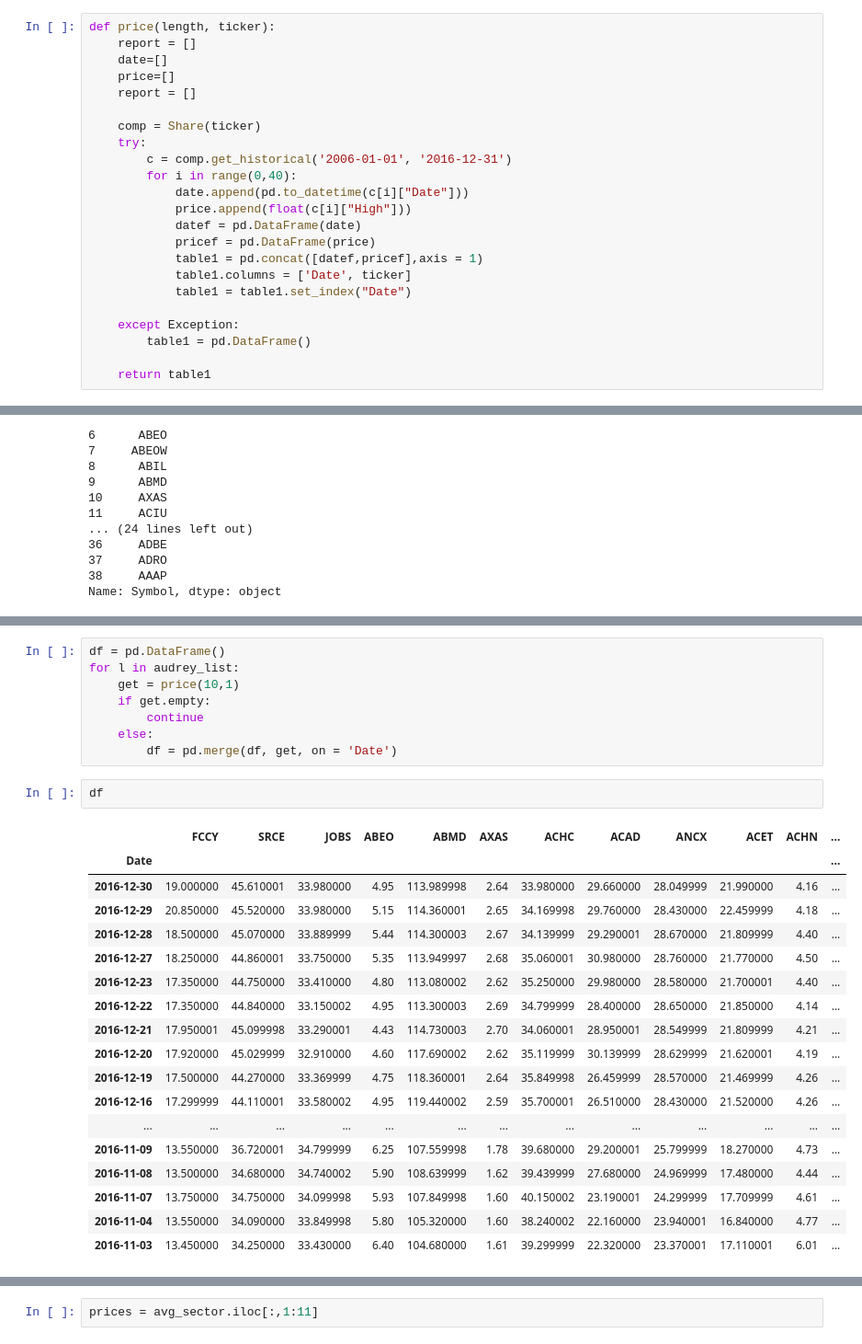
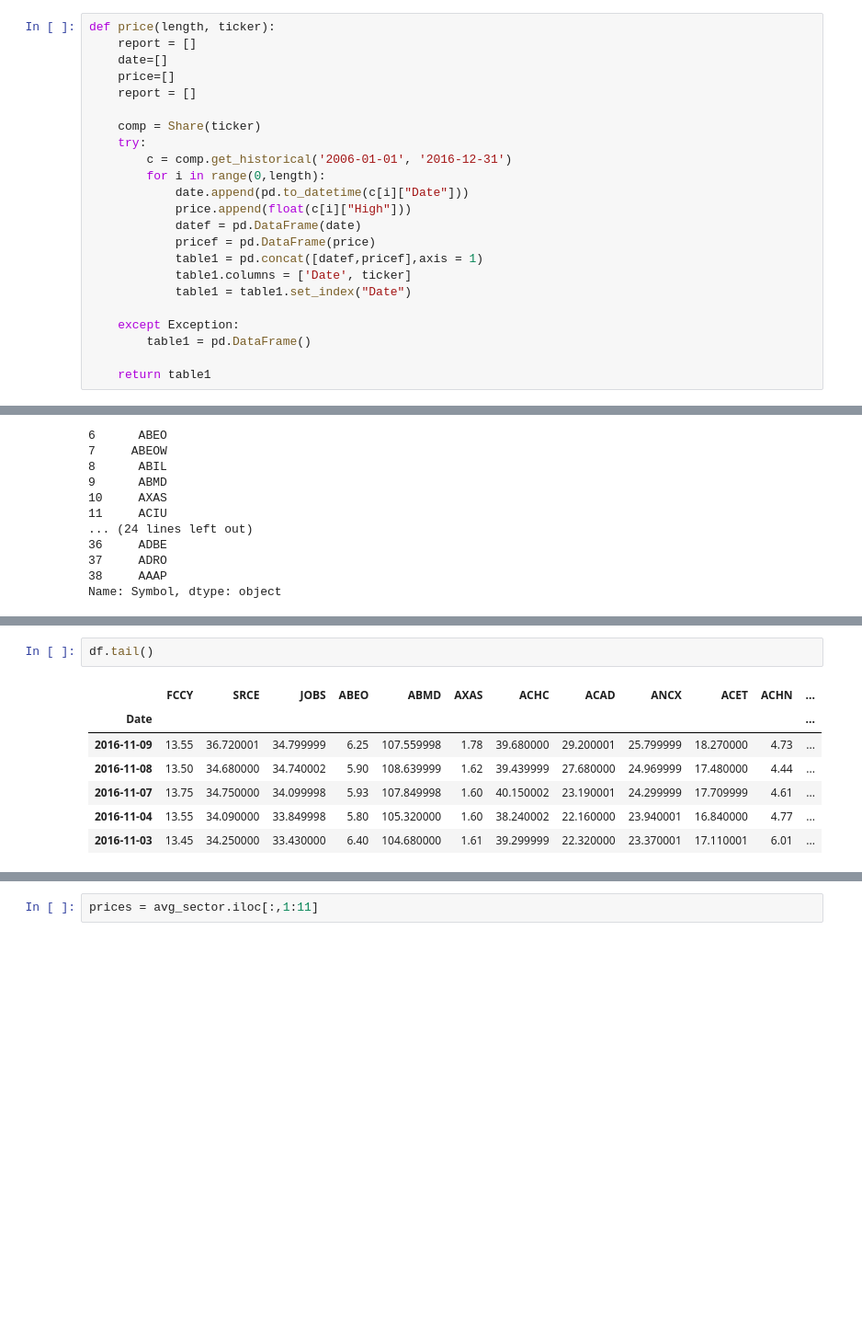
Before and after one commit to weiwang0531/stock-index, a Jupyter notebook: Project.ipynb, the cells around one changed output, grey strips where cells are left out. Shown at 92% size. Drawn from its saved outputs; the diff is of its cells as text; blank space fills up the shorter version.

```diff
--- a/Project.ipynb
+++ b/Project.ipynb
@@ -37,7 +37,7 @@ def price(length, ticker):
     comp = Share(ticker)
     try:
         c = comp.get_historical('2006-01-01', '2016-12-31')
-        for i in range(0,40):
+        for i in range(0,length):
             date.append(pd.to_datetime(c[i]["Date"]))
             price.append(float(c[i]["High"]))
             datef = pd.DataFrame(date)
@@ -126,29 +88,10 @@ for l in audrey_list:
-# %%
-df = pd.DataFrame()
-for l in audrey_list:
-    get = price(10,1)
-    if get.empty:
-        continue
-    else:
-        df = pd.merge(df, get, on = 'Date')
 # %%
-df
+df.tail()
 # %% [output]
 |  | FCCY | SRCE | JOBS | ABEO | ABMD | AXAS | ACHC | ACAD | ANCX | ACET | ACHN | ... |
 | Date |  |  |  |  |  |  |  |  |  |  |  | ... |
-| 2016-12-30 | 19.000000 | 45.610001 | 33.980000 | 4.95 | 113.989998 | 2.64 | 33.980000 | 29.660000 | 28.049999 | 21.990000 | 4.16 | ... |
-| 2016-12-29 | 20.850000 | 45.520000 | 33.980000 | 5.15 | 114.360001 | 2.65 | 34.169998 | 29.760000 | 28.430000 | 22.459999 | 4.18 | ... |
-| 2016-12-28 | 18.500000 | 45.070000 | 33.889999 | 5.44 | 114.300003 | 2.67 | 34.139999 | 29.290001 | 28.670000 | 21.809999 | 4.40 | ... |
-| 2016-12-27 | 18.250000 | 44.860001 | 33.750000 | 5.35 | 113.949997 | 2.68 | 35.060001 | 30.980000 | 28.760000 | 21.770000 | 4.50 | ... |
-| 2016-12-23 | 17.350000 | 44.750000 | 33.410000 | 4.80 | 113.080002 | 2.62 | 35.250000 | 29.980000 | 28.580000 | 21.700001 | 4.40 | ... |
-| 2016-12-22 | 17.350000 | 44.840000 | 33.150002 | 4.95 | 113.300003 | 2.69 | 34.799999 | 28.400000 | 28.650000 | 21.850000 | 4.14 | ... |
-| 2016-12-21 | 17.950001 | 45.099998 | 33.290001 | 4.43 | 114.730003 | 2.70 | 34.060001 | 28.950001 | 28.549999 | 21.809999 | 4.21 | ... |
-| 2016-12-20 | 17.920000 | 45.029999 | 32.910000 | 4.60 | 117.690002 | 2.62 | 35.119999 | 30.139999 | 28.629999 | 21.620001 | 4.19 | ... |
-| 2016-12-19 | 17.500000 | 44.270000 | 33.369999 | 4.75 | 118.360001 | 2.64 | 35.849998 | 26.459999 | 28.570000 | 21.469999 | 4.26 | ... |
-| 2016-12-16 | 17.299999 | 44.110001 | 33.580002 | 4.95 | 119.440002 | 2.59 | 35.700001 | 26.510000 | 28.430000 | 21.520000 | 4.26 | ... |
-| ... | ... | ... | ... | ... | ... | ... | ... | ... | ... | ... | ... | ... |
-| 2016-11-09 | 13.550000 | 36.720001 | 34.799999 | 6.25 | 107.559998 | 1.78 | 39.680000 | 29.200001 | 25.799999 | 18.270000 | 4.73 | ... |
-| 2016-11-08 | 13.500000 | 34.680000 | 34.740002 | 5.90 | 108.639999 | 1.62 | 39.439999 | 27.680000 | 24.969999 | 17.480000 | 4.44 | ... |
-| 2016-11-07 | 13.750000 | 34.750000 | 34.099998 | 5.93 | 107.849998 | 1.60 | 40.150002 | 23.190001 | 24.299999 | 17.709999 | 4.61 | ... |
-| 2016-11-04 | 13.550000 | 34.090000 | 33.849998 | 5.80 | 105.320000 | 1.60 | 38.240002 | 22.160000 | 23.940001 | 16.840000 | 4.77 | ... |
-| 2016-11-03 | 13.450000 | 34.250000 | 33.430000 | 6.40 | 104.680000 | 1.61 | 39.299999 | 22.320000 | 23.370001 | 17.110001 | 6.01 | ... |
+| 2016-11-09 | 13.55 | 36.720001 | 34.799999 | 6.25 | 107.559998 | 1.78 | 39.680000 | 29.200001 | 25.799999 | 18.270000 | 4.73 | ... |
+| 2016-11-08 | 13.50 | 34.680000 | 34.740002 | 5.90 | 108.639999 | 1.62 | 39.439999 | 27.680000 | 24.969999 | 17.480000 | 4.44 | ... |
+| 2016-11-07 | 13.75 | 34.750000 | 34.099998 | 5.93 | 107.849998 | 1.60 | 40.150002 | 23.190001 | 24.299999 | 17.709999 | 4.61 | ... |
+| 2016-11-04 | 13.55 | 34.090000 | 33.849998 | 5.80 | 105.320000 | 1.60 | 38.240002 | 22.160000 | 23.940001 | 16.840000 | 4.77 | ... |
+| 2016-11-03 | 13.45 | 34.250000 | 33.430000 | 6.40 | 104.680000 | 1.61 | 39.299999 | 22.320000 | 23.370001 | 17.110001 | 6.01 | ... |
```
Also changed, not shown: parts of 32 cells of this notebook.
